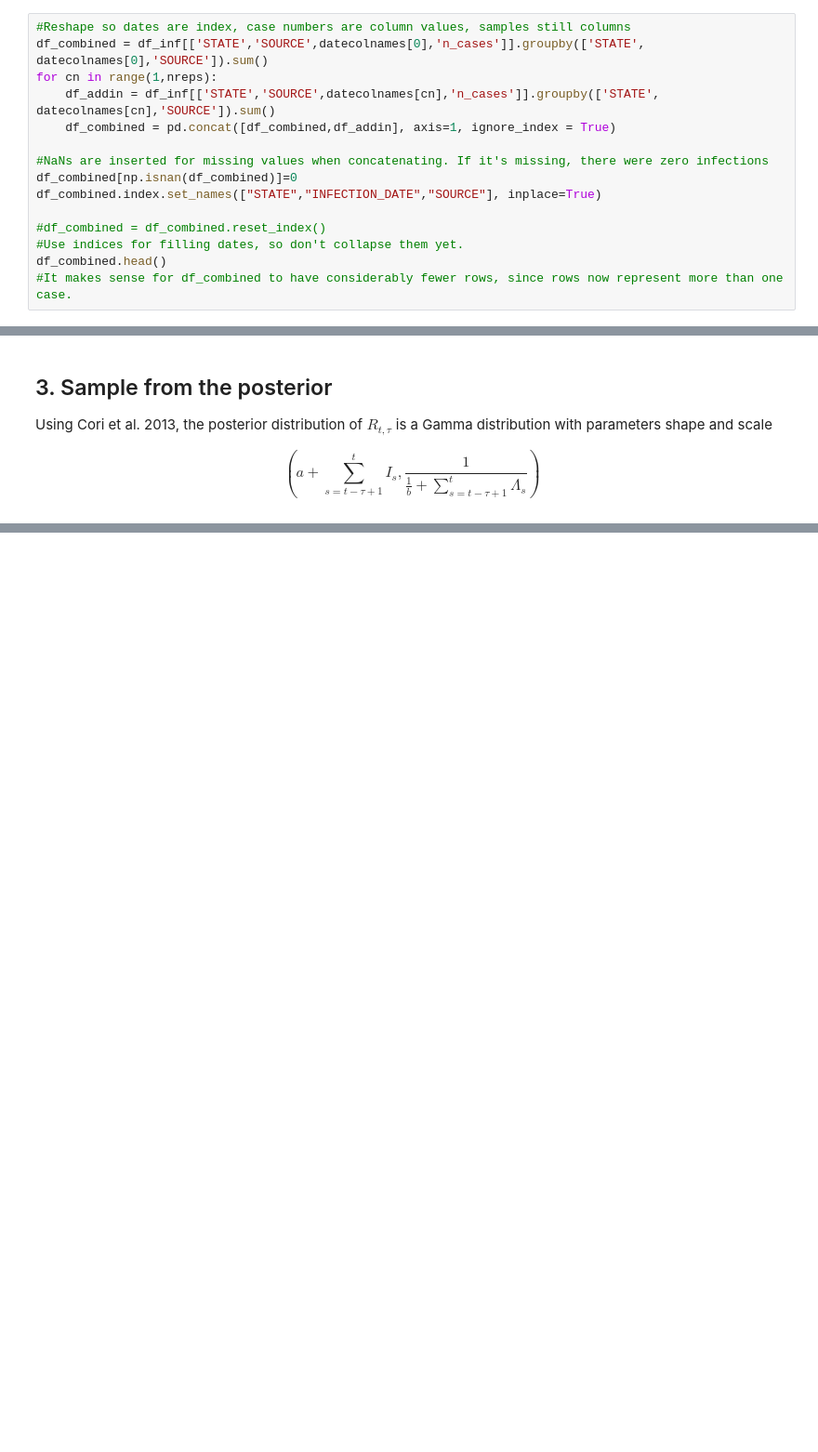
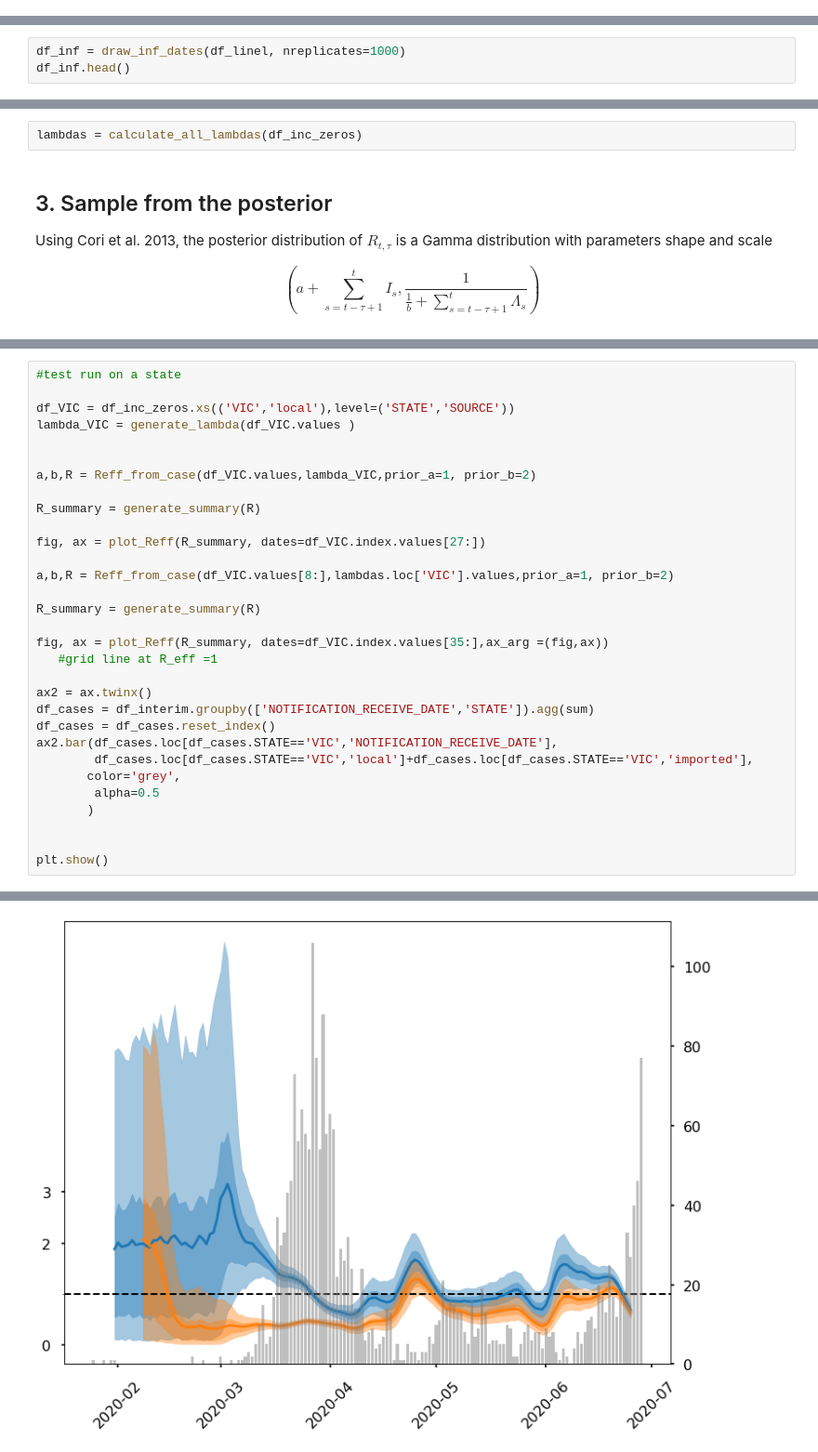
Before and after one commit to tdennisliu/covid19-forecasting-aus, a Jupyter notebook: model/Reff_estimator.ipynb, the cells around one changed output, grey strips where cells are left out. Shown at 93% size. Cells and saved outputs as stored; diff of their text form; blank space fills up the shorter version.

Commit message:
comparison of DL code to SS code. Differences still undetermined

```diff
--- a/model/Reff_estimator.ipynb
+++ b/model/Reff_estimator.ipynb
@@ -123,15 +130,0 @@ df_inf.head()
-# %%
-#Reshape so dates are index, case numbers are column values, samples still columns
-df_combined = df_inf[['STATE','SOURCE',datecolnames[0],'n_cases']].groupby(['STATE', datecolnames[0],'SOURCE']).sum()
-for cn in range(1,nreps):
-    df_addin = df_inf[['STATE','SOURCE',datecolnames[cn],'n_cases']].groupby(['STATE', datecolnames[cn],'SOURCE']).sum()
-    df_combined = pd.concat([df_combined,df_addin], axis=1, ignore_index = True)
-
-#NaNs are inserted for missing values when concatenating. If it's missing, there were zero infections
-df_combined[np.isnan(df_combined)]=0
-df_combined.index.set_names(["STATE","INFECTION_DATE","SOURCE"], inplace=True)
-
-#df_combined = df_combined.reset_index()
-#Use indices for filling dates, so don't collapse them yet.
-df_combined.head()
-#It makes sense for df_combined to have considerably fewer rows, since rows now represent more than one case.
@@ -146,0 +131,3 @@ df_combined.head()
+# %%
+df_inf = draw_inf_dates(df_linel, nreplicates=1000)
+df_inf.head()
@@ -355,3 +367,5 @@ lambda_t
+# %%
+lambdas = calculate_all_lambdas(df_inc_zeros)
 # %% [markdown]
 ## 3. Sample from the posterior
 
@@ -443,3 +467,35 @@ def plot_Reff(Reff:dict, dates=None):
     ax.tick_params(axis='x', rotation = 45)
 
     return fig, ax
+# %%
+#test run on a state
+
+df_VIC = df_inc_zeros.xs(('VIC','local'),level=('STATE','SOURCE'))
+lambda_VIC = generate_lambda(df_VIC.values )
+
+
+a,b,R = Reff_from_case(df_VIC.values,lambda_VIC,prior_a=1, prior_b=2)
+
+R_summary = generate_summary(R)
+
+fig, ax = plot_Reff(R_summary, dates=df_VIC.index.values[27:])
+
+a,b,R = Reff_from_case(df_VIC.values[8:],lambdas.loc['VIC'].values,prior_a=1, prior_b=2)
+
+R_summary = generate_summary(R)
+
+fig, ax = plot_Reff(R_summary, dates=df_VIC.index.values[35:],ax_arg =(fig,ax))
+   #grid line at R_eff =1
+
+ax2 = ax.twinx()
+df_cases = df_interim.groupby(['NOTIFICATION_RECEIVE_DATE','STATE']).agg(sum)
+df_cases = df_cases.reset_index()
+ax2.bar(df_cases.loc[df_cases.STATE=='VIC','NOTIFICATION_RECEIVE_DATE'],
+        df_cases.loc[df_cases.STATE=='VIC','local']+df_cases.loc[df_cases.STATE=='VIC','imported'],
+       color='grey',
+        alpha=0.5
+       )
+
+
+plt.show()
+# %% [output]
@@ -445,0 +504 @@ def plot_Reff(Reff:dict, dates=None):
+[figure, added]
```
Also changed, not shown: parts of 20 cells of this notebook, 1 other file.
